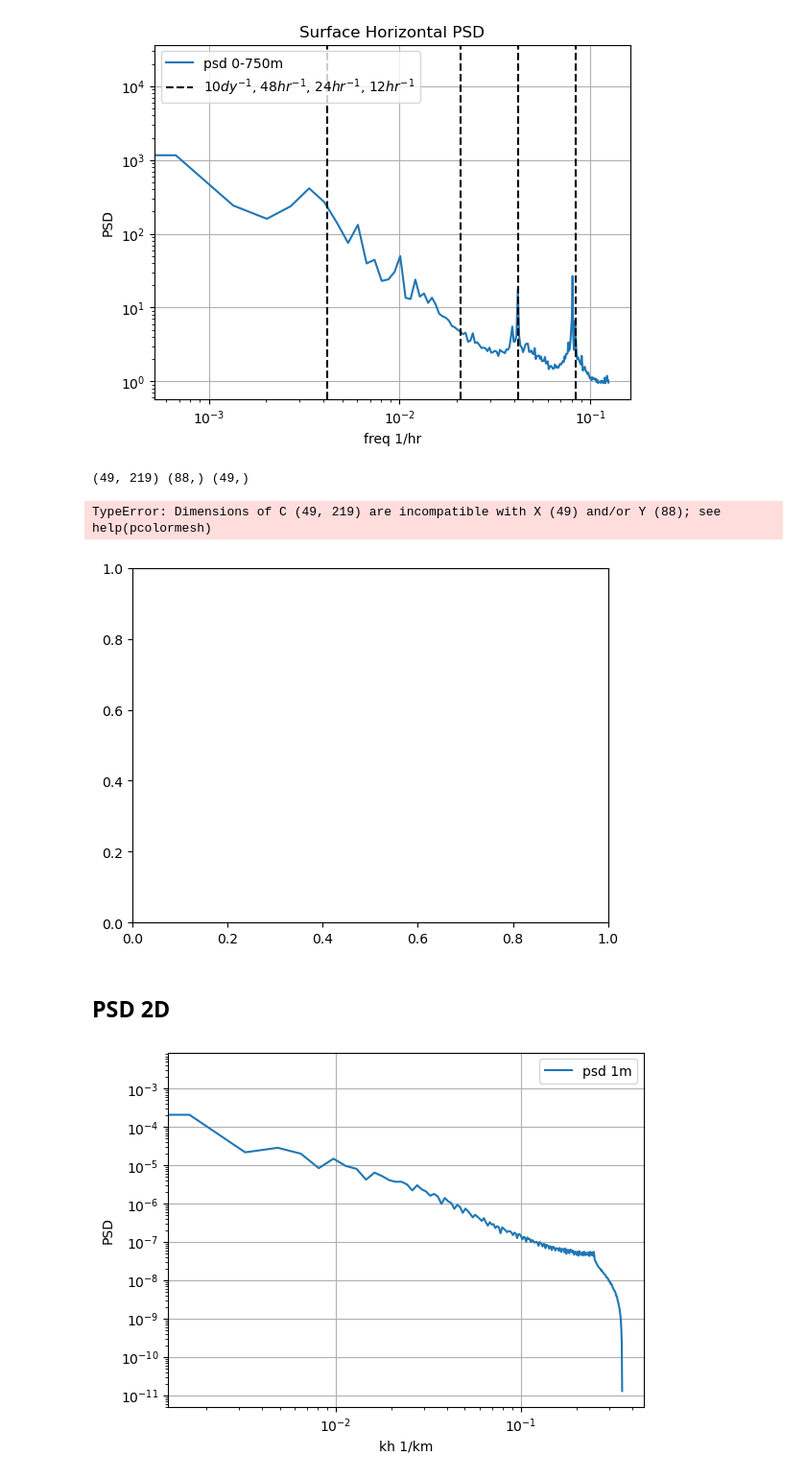
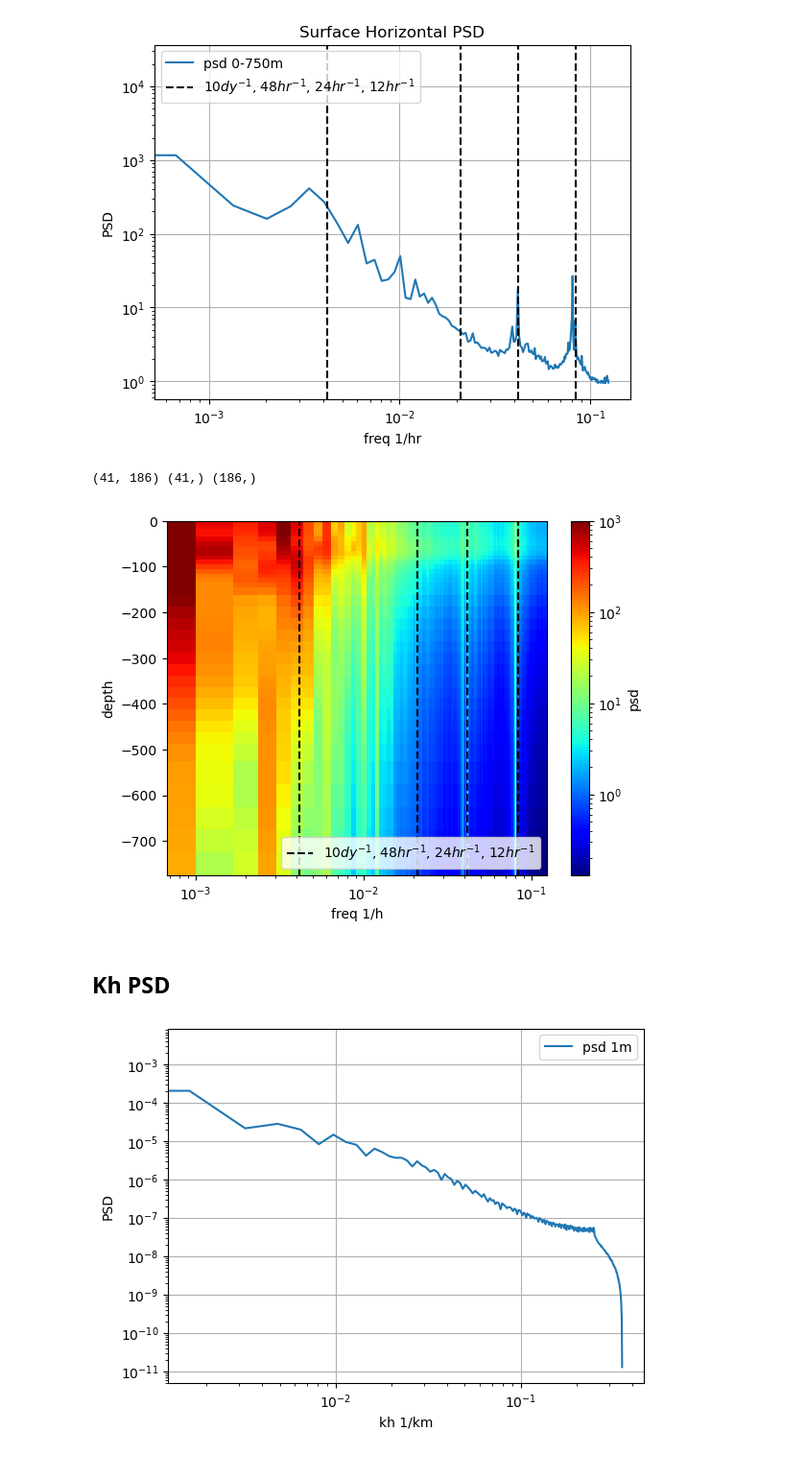
Before and after one commit to michuly/MOTIVE, a Jupyter notebook: Model_plots/psd_1d.ipynb, the cells around one changed output. Shown at 96% size. Cells and saved outputs as stored; diff of their text form; code cells hidden in the pictures.

```diff
--- a/Model_plots/psd_1d.ipynb
+++ b/Model_plots/psd_1d.ipynb
@@ -39,23 +44,24 @@ plt.show()
 # %%
 plt.close()
 print(psd.shape, depths.shape, freq.shape)
 norm = LogNorm(vmin=psd.min(), vmax=1e3)
 plt.pcolormesh(freq,depths,psd, shading='nearest', norm=norm, cmap='jet')
 plt.axvline(1/12,0,1e8, linestyle='--', c='k')
 plt.axvline(1/24,0,1e8, linestyle='--', c='k')
 plt.axvline(1/48,0,1e8, linestyle='--', c='k')
 plt.axvline(1/24/10,0,1e8, linestyle='--', c='k')
 plt.legend(['10$dy^{-1}$, 48$hr^{-1}$, 24$hr^{-1}$, 12$hr^{-1}$'],loc=4)
+plt.xlabel('freq 1/h')
+plt.ylabel('depth')
 plt.xscale('log')
 plt.xlim(freq[1],freq[-1])
-plt.colorbar()
+plt.colorbar(label='psd')
 plt.show()
 # %% [output]
-(49, 219) (88,) (49,)
+(41, 186) (41,) (186,)
-TypeError: Dimensions of C (49, 219) are incompatible with X (49) and/or Y (88); see help(pcolormesh)
-[figure, old version]
+[figure, new version]
 # %% [markdown]
-## PSD 2D
+## Kh PSD
 # %%
 dst_path = os.path.join(data_path_psd, "psd2d_xi_223_1333_eta_137_137.nc")
 dat_dst = Dataset(dst_path, 'r')
```
Also changed, not shown: parts of 13 cells of this notebook, 3 other files.
